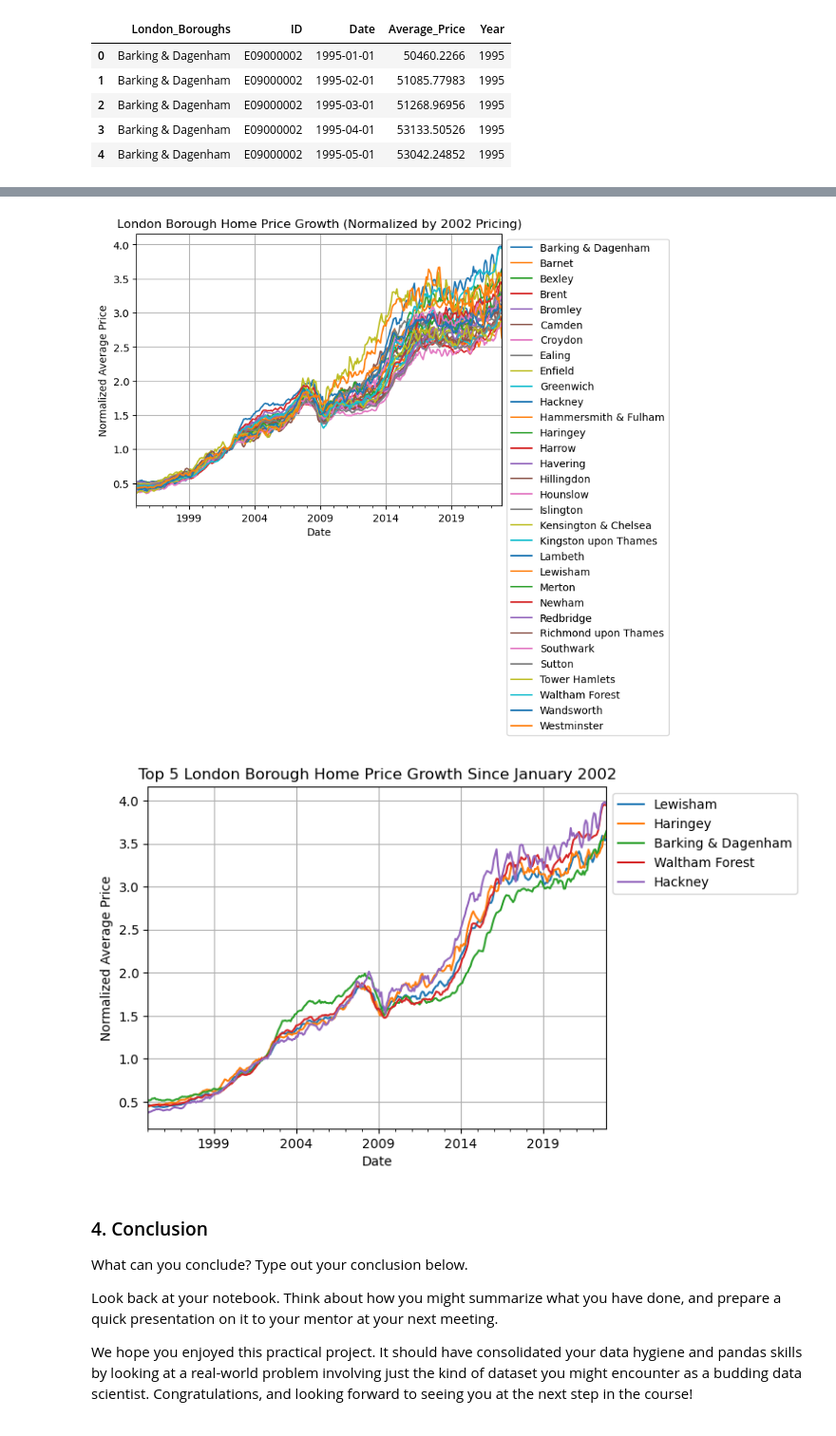
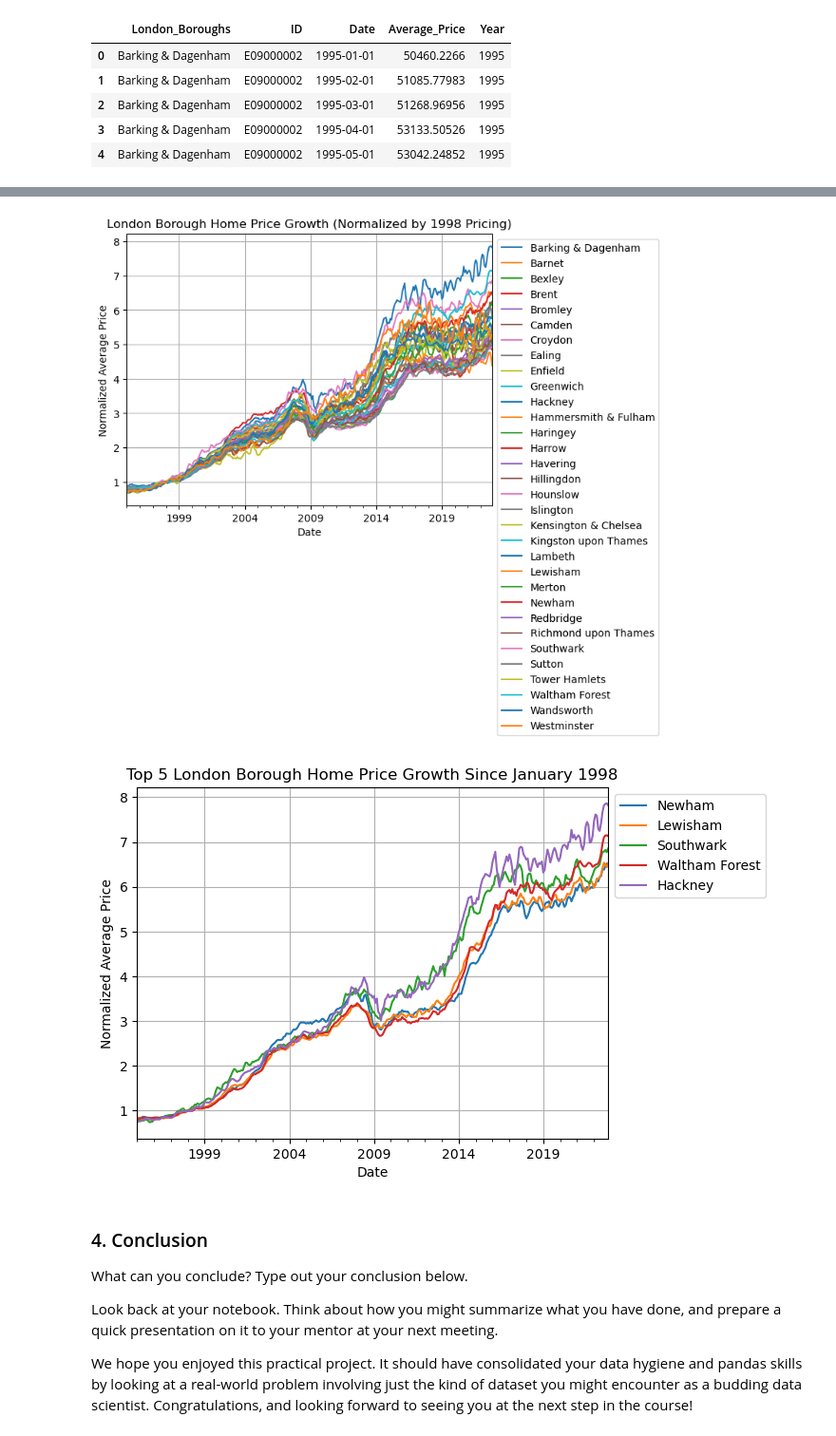
Before and after one commit to jesseingraham/Springboard, a Jupyter notebook: Unit 4 Challenge - Tier 3 [Jesse Ingraham].ipynb, the cells around one changed output, grey strips where cells are left out. Shown at 95% size. Drawn from its saved outputs; the diff is of its cells as text; code cells hidden in the pictures.

```diff
--- a/Unit 4 Challenge - Tier 3 [Jesse Ingraham].ipynb
+++ b/Unit 4 Challenge - Tier 3 [Jesse Ingraham].ipynb
@@ -229,15 +229,15 @@ def create_price_ratio(df, b, y1, y2):
 
     return avg_price_y1 / avg_price_y2
 
-# calculate price ratios for each London Borough between 2002 and 2022
+# calculate price ratios for each London Borough between 1998 and 2018
 price_ratios_dict = {}
 for borough in properties.London_Boroughs.unique():
-    price_ratios_dict[borough] = [create_price_ratio(properties, borough, 2002, 2022)]
+    price_ratios_dict[borough] = [create_price_ratio(properties, borough, 1998, 2018)]
 
 # create dataframe containing price ratios
-price_ratios_02_22 = pd.DataFrame(price_ratios_dict)
-price_ratios_02_22 = price_ratios_02_22.transpose()
-price_ratios_02_22 = price_ratios_02_22.rename(columns={0:'Price_Ratio_02_22'})
-price_ratios_02_22 = price_ratios_02_22.sort_values('Price_Ratio_02_22')
-price_ratios_02_22.reset_index()
+price_ratios_98_18 = pd.DataFrame(price_ratios_dict)
+price_ratios_98_18 = price_ratios_98_18.transpose()
+price_ratios_98_18 = price_ratios_98_18.rename(columns={0:'Price_Ratio_98_18'})
+price_ratios_98_18 = price_ratios_98_18.sort_values('Price_Ratio_98_18')
+price_ratios_98_18.reset_index()
 # %% [output]
@@ -398,38 +398,38 @@ p2_lahp = lahp.pivot(index='Date', columns='London_Boroughs', values='Normalized
 ax = p1_lahp.plot(grid=True)
 ax.set_title("London Borough Home Price", color='black')
 ax.set_ylabel("Average Price")
 ax.legend(bbox_to_anchor=(1.0, 1.0))
 plt.show()
 
 # Plot top 5 borough home price
 top_5_boroughs = p1_lahp.tail(1).melt().sort_values('value').tail(5)['London_Boroughs']
 top_5 = p1_lahp[top_5_boroughs]
 ax2 = top_5.plot(grid=True)
 ax2.set_title("Top 5 London Borough Home Price", color='black')
 ax2.set_ylabel("Average Price")
 ax2.legend(bbox_to_anchor=(1.0, 1.0))
 plt.show()
 
 # Plot all normalized data
 ax = p2_lahp.plot(grid=True)
-ax.set_title("London Borough Home Price Growth (Normalized by 2002 Pricing)", color='black')
+ax.set_title("London Borough Home Price Growth (Normalized by 1998 Pricing)", color='black')
 ax.set_ylabel("Normalized Average Price")
 ax.legend(bbox_to_anchor=(1.0, 1.0))
 plt.show()
 
-# Plot top 5 normalized borough home price growths since January 2002
+# Plot top 5 normalized borough home price growths since January 1998
 top_5_boroughs = p2_lahp.tail(1).melt().sort_values('value').tail(5)['London_Boroughs']
 top_5 = p2_lahp[top_5_boroughs]
 ax2 = top_5.plot(grid=True)
-ax2.set_title("Top 5 London Borough Home Price Growth Since January 2002", color='black')
+ax2.set_title("Top 5 London Borough Home Price Growth Since January 1998", color='black')
 ax2.set_ylabel("Normalized Average Price")
 ax2.legend(bbox_to_anchor=(1.0, 1.0))
 plt.show()
 # %% [output]
 [figure]
 [figure]
-[figure, old version]
+[figure, new version]
-[figure, old version]
+[figure, new version]
 # %% [markdown]
 ### 4. Conclusion
 What can you conclude? Type out your conclusion below.
```
Also changed, not shown: parts of 3 cells of this notebook.
